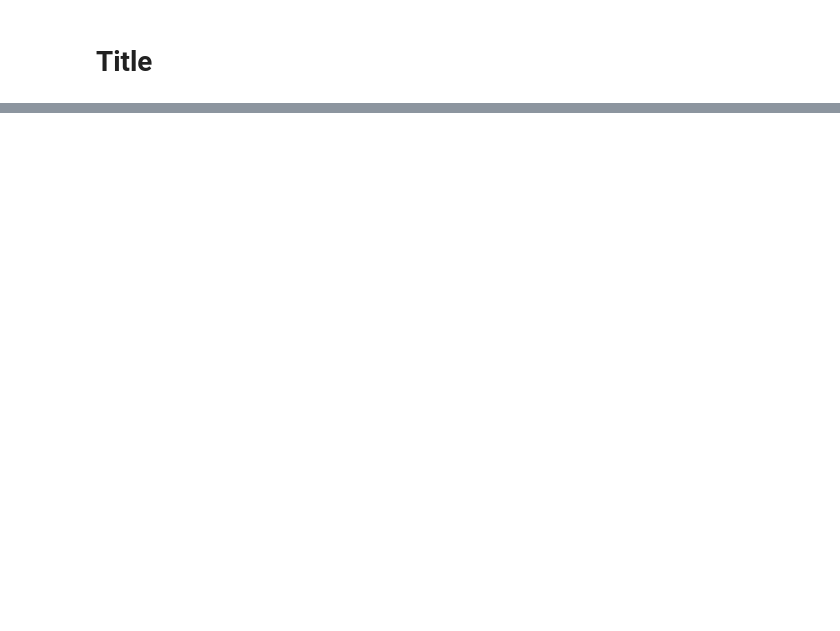
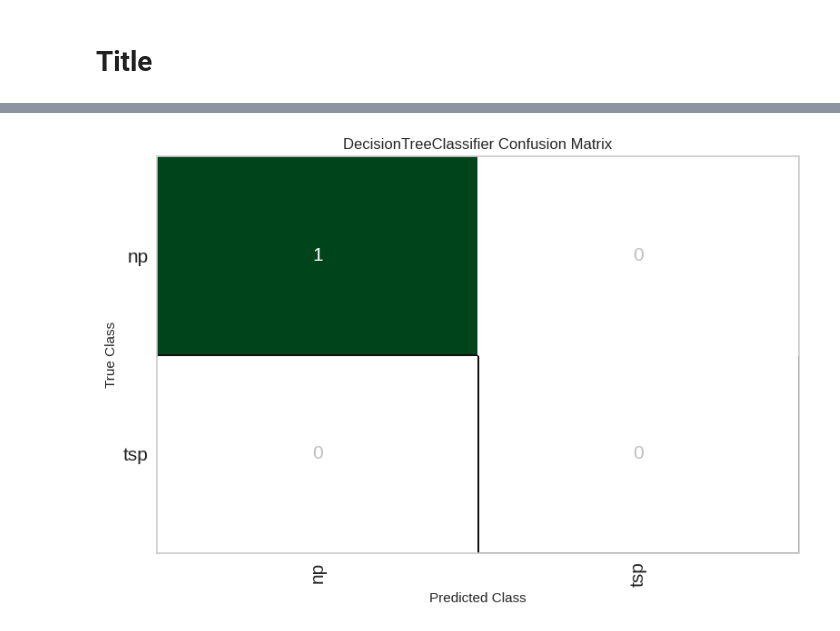
Before and after one commit to skaliy/pcs956_project, a Jupyter notebook: nbs/00_poc_pycaret.ipynb, the cells around one changed output, grey strips where cells are left out. Cells and saved outputs as stored; diff of their text form; code cells hidden in the pictures; blank space fills up the shorter version.

```diff
--- a/nbs/00_poc_pycaret.ipynb
+++ b/nbs/00_poc_pycaret.ipynb
@@ -39,0 +91,4 @@ Name: labels, dtype: int64
+# %%
+plot_model(tuned_dt, plot = 'confusion_matrix')
+# %% [output]
+[figure, added]
```
Also changed, not shown: parts of 11 cells of this notebook.
